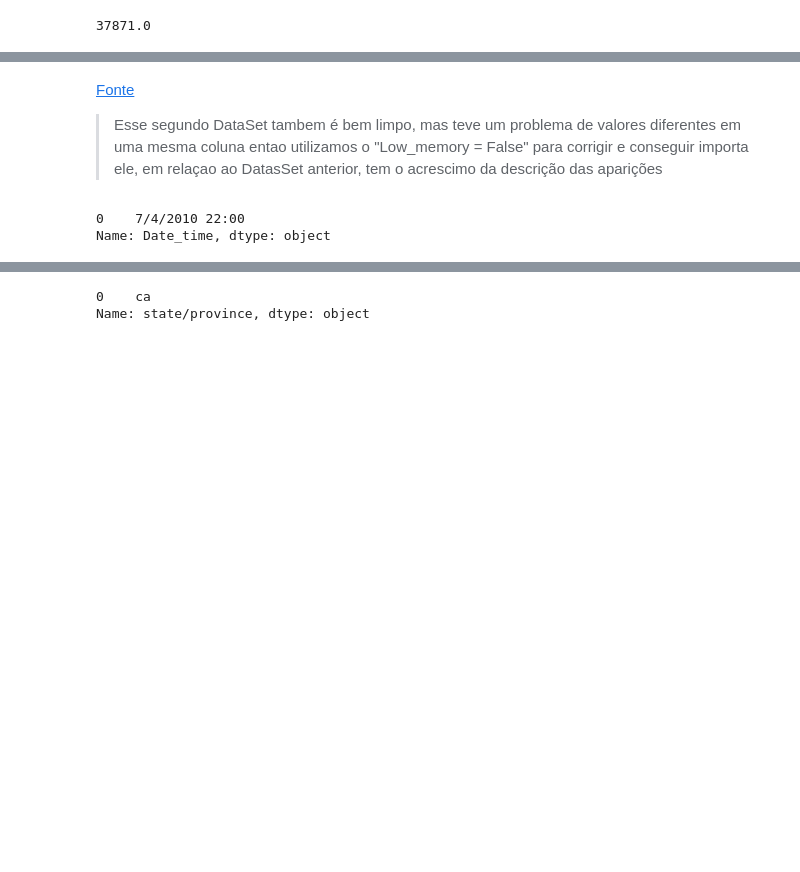
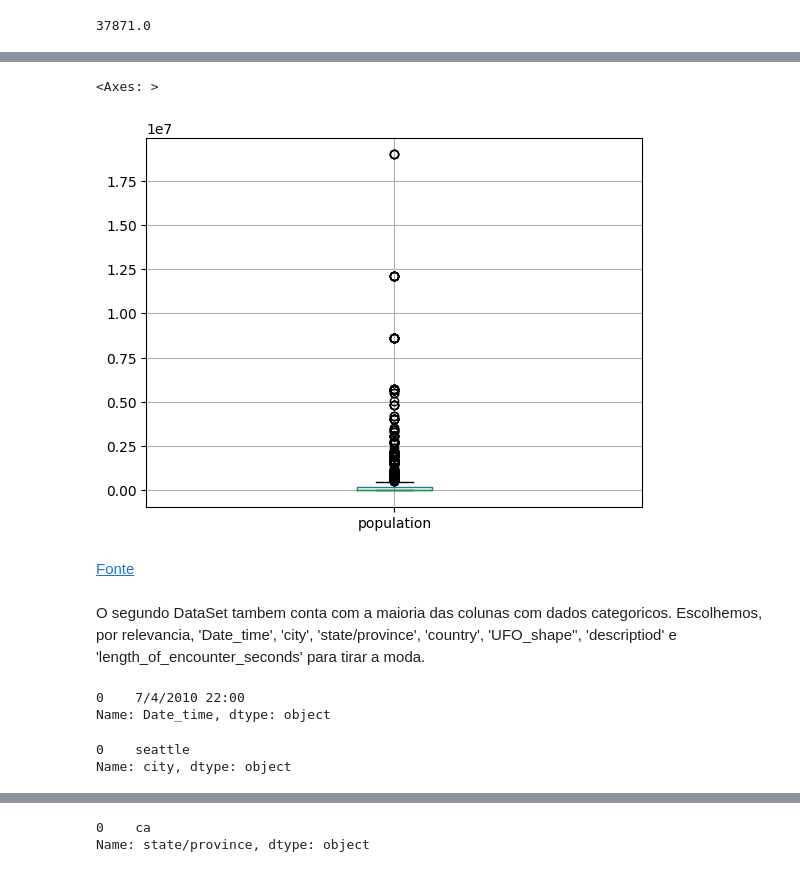
Before and after one commit to Simplicio-b/ufo-data-analytic, a Jupyter notebook: projetoPart02.ipynb, the cells around one changed output, grey strips where cells are left out. Cells and saved outputs as stored; diff of their text form; code cells hidden in the pictures; blank space fills up the shorter version.

Commit message:
build: tiramos as medidas de centralidade das variaveis disponiveis e fizemos o boxplot

```diff
--- a/projetoPart02.ipynb
+++ b/projetoPart02.ipynb
@@ -100,3 +88,5 @@ datasetETs02
-# %% [markdown]
-[Fonte](https://www.kaggle.com/datasets/camnugent/ufo-sightings-around-the-world)
->Esse segundo DataSet tambem é bem limpo, mas teve um problema de valores diferentes em uma mesma coluna entao utilizamos o "Low_memory = False" para corrigir e conseguir importa ele, em relaçao ao DatasSet anterior, tem o acrescimo da descrição das aparições
+# %%
+datasetETs01.boxplot(column= "population")
+# %% [output]
+<Axes: >
+[figure, added]
@@ -103,5 +95,14 @@ datasetETs02
+# %% [markdown]
+[Fonte](https://www.kaggle.com/datasets/camnugent/ufo-sightings-around-the-world)
+# %% [markdown]
+O segundo DataSet tambem conta com a maioria das colunas com dados categoricos. Escolhemos, por relevancia, 'Date_time', 'city', 'state/province', 'country', 'UFO_shape'', 'descriptiod' e 'length_of_encounter_seconds' para tirar a moda.
 # %%
 datasetETs02["Date_time"].mode()
 # %% [output]
 0    7/4/2010 22:00
 Name: Date_time, dtype: object
+# %%
+datasetETs02["city"].mode()
+# %% [output]
+0    seattle
+Name: city, dtype: object
```
Also changed, not shown: parts of 75 cells of this notebook.
